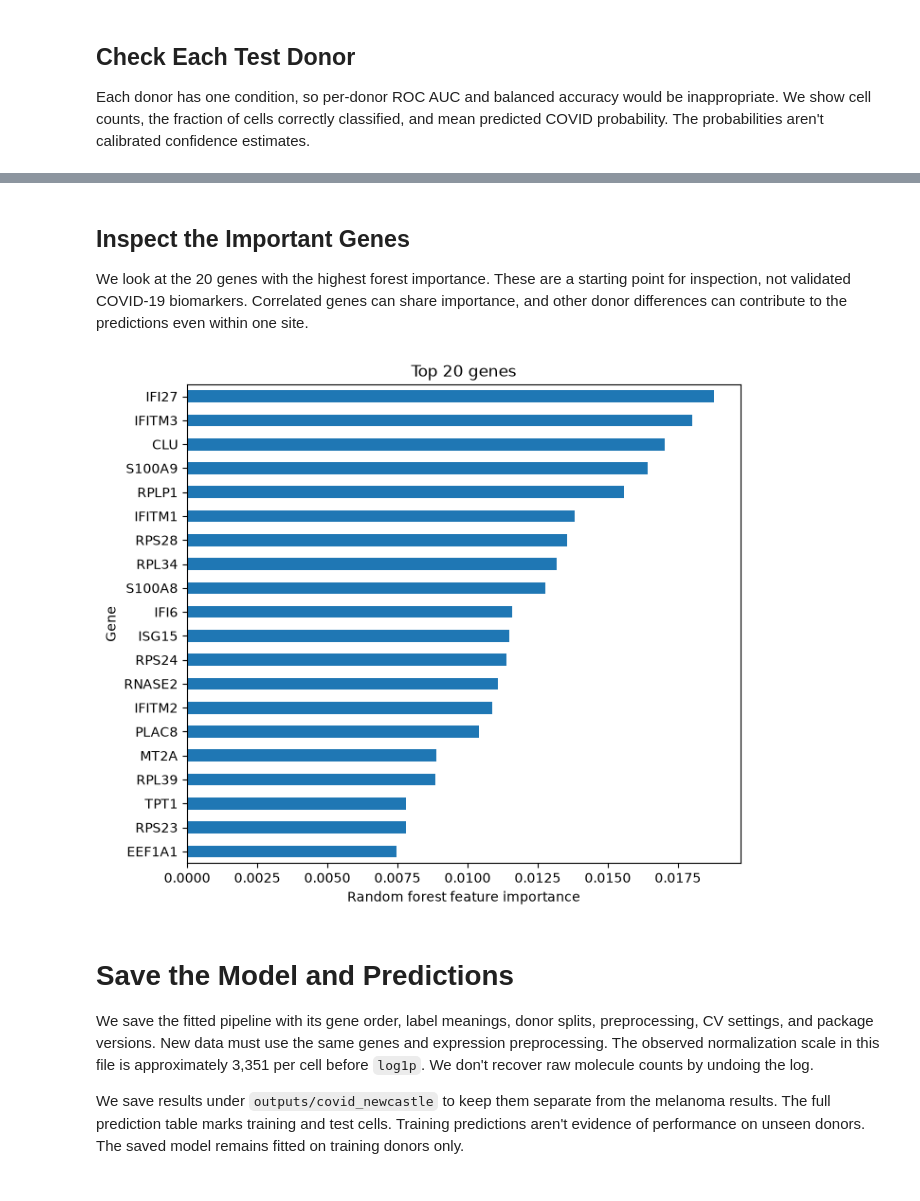
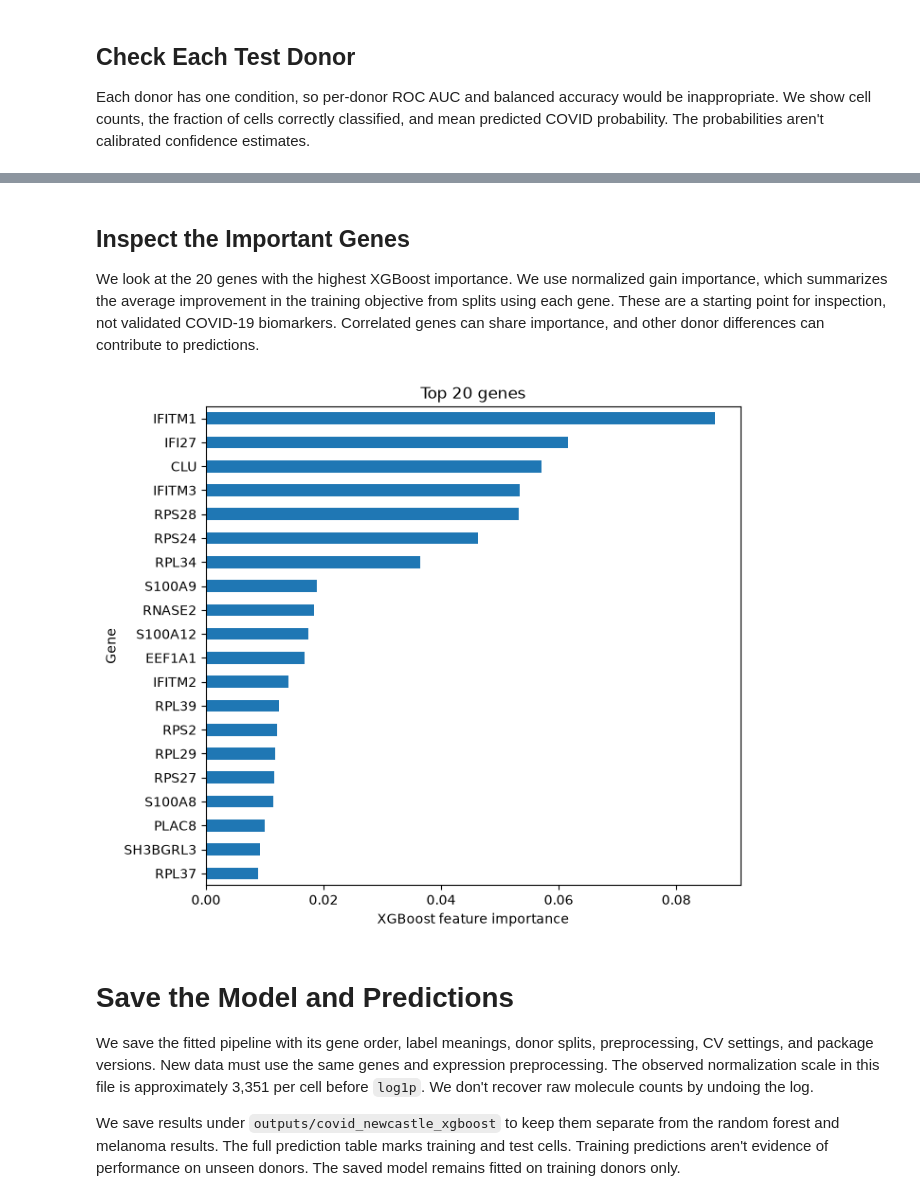
Before and after one commit to mystisdev/cellstates, a Jupyter notebook: pipeline.ipynb, the cells around one changed output, grey strips where cells are left out. Saved outputs shown, nothing was run; the diff lists cells and outputs as text; code cells hidden in the pictures.

Commit message:
Changed pipeline to xgboost

```diff
--- a/pipeline.ipynb
+++ b/pipeline.ipynb
@@ -539,0 +512,40 @@ Selected settings: mean CV balanced accuracy = 0.8862, fold SD = 0.0676
+# %%
+# Summarize the five validation folds for each parameter combination
+# We use ddof=0 for the fold SD, as in the previous GridSearchCV results.
+cv_results = cv_fold_results.groupby("candidate").agg(
+    n_estimators=("xgb__n_estimators", "first"),
+    learning_rate=("xgb__learning_rate", "first"),
+    max_depth=("xgb__max_depth", "first"),
+    mean_balanced_accuracy=("balanced_accuracy", "mean"),
+    std_balanced_accuracy=("balanced_accuracy", lambda scores: scores.std(ddof=0)),
+    mean_roc_auc=("roc_auc", "mean"),
+    mean_average_precision=("average_precision", "mean"),
+)
+cv_results = cv_results.sort_values("mean_balanced_accuracy", ascending=False, kind="stable")
+display(cv_results.round(4))
+
+# Get the individual fold scores and parameters for the best combination
+# These are tuning scores, because we used these same folds to choose the parameters.
+best_candidate = cv_results.index[0]
+best_result = cv_results.loc[best_candidate]
+best_params = {
+    "xgb__n_estimators": int(best_result["n_estimators"]),
+    "xgb__learning_rate": float(best_result["learning_rate"]),
+    "xgb__max_depth": int(best_result["max_depth"]),
+}
+best_fold_scores = cv_fold_results[cv_fold_results["candidate"] == best_candidate].set_index("Fold")
+cv_fold_metrics = fold_summary.join(best_fold_scores[["balanced_accuracy", "roc_auc", "average_precision"]])
+display(cv_fold_metrics.round(4))
+print("Best parameters:", best_params)
+print(
+    f"Selected settings: mean CV balanced accuracy = {best_result['mean_balanced_accuracy']:.4f}, "
+    f"fold SD = {best_result['std_balanced_accuracy']:.4f}"
+)
+
+# Train the selected pipeline on the whole training set
+# We recalculate the class weights from all training labels for this final fit.
+training_weights = compute_sample_weight("balanced", y_train)
+model = clone(xgb_pipeline).set_params(**best_params)
+model.fit(X_train, y_train, xgb__sample_weight=training_weights)
+selected_genes = input_genes[model.named_steps["constant_genes"].get_support()]
+print(f"Retained {len(selected_genes):,} of {X_train.shape[1]:,} genes.")
@@ -710,26 +746,27 @@ display(donor_metrics.round(3))
 # %% [markdown]
 ## Inspect the Important Genes
 
-We look at the 20 genes with the highest forest importance. These are a starting point for inspection,
-not validated COVID-19 biomarkers. Correlated genes can share importance, and other donor differences
-can contribute to the predictions even within one site.
+We look at the 20 genes with the highest XGBoost importance. We use normalized gain importance,
+which summarizes the average improvement in the training objective from splits using each gene.
+These are a starting point for inspection, not validated COVID-19 biomarkers.
+Correlated genes can share importance, and other donor differences can contribute to predictions.
 # %%
 # Get the feature importances and match them to the retained gene names
 gene_importance = pd.Series(
-    model.named_steps["rf"].feature_importances_,
+    model.named_steps["xgb"].feature_importances_,
     index=selected_genes,
     name="Importance",
 ).sort_values(ascending=False)
 
 # Visualize the 20 genes with the highest importance
 gene_importance.head(20).sort_values().plot.barh(figsize=(7, 6))
-plt.xlabel("Random forest feature importance")
+plt.xlabel("XGBoost feature importance")
 plt.ylabel("Gene")
 plt.title("Top 20 genes")
 plt.tight_layout()
 plt.show()
 # %% [output]
-[figure, old version]
+[figure, new version]
 # %% [markdown]
 # Save the Model and Predictions
 
@@ -738,7 +775,7 @@ CV settings, and package versions. New data must use the same genes and expressi
 The observed normalization scale in this file is approximately 3,351 per cell before `log1p`.
 We don't recover raw molecule counts by undoing the log.
 
-We save results under `outputs/covid_newcastle` to keep them separate from the melanoma results.
+We save results under `outputs/covid_newcastle_xgboost` to keep them separate from the random forest and melanoma results.
 The full prediction table marks training and test cells. Training predictions aren't evidence
 of performance on unseen donors. The saved model remains fitted on training donors only.
 # %%
```
Also changed, not shown: parts of 24 cells of this notebook, 1 other file.
